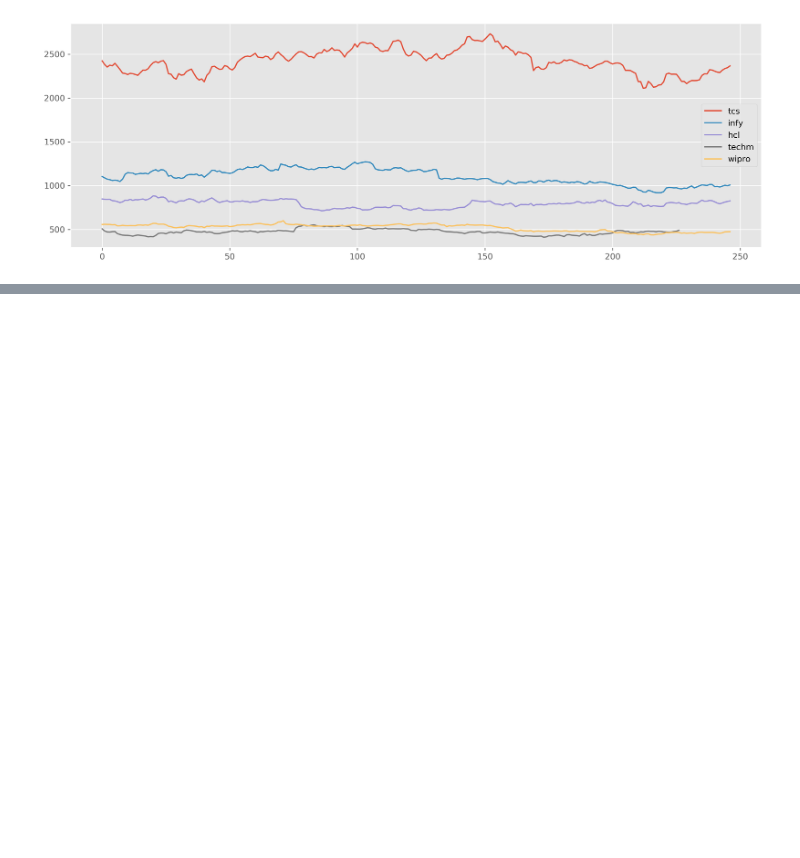
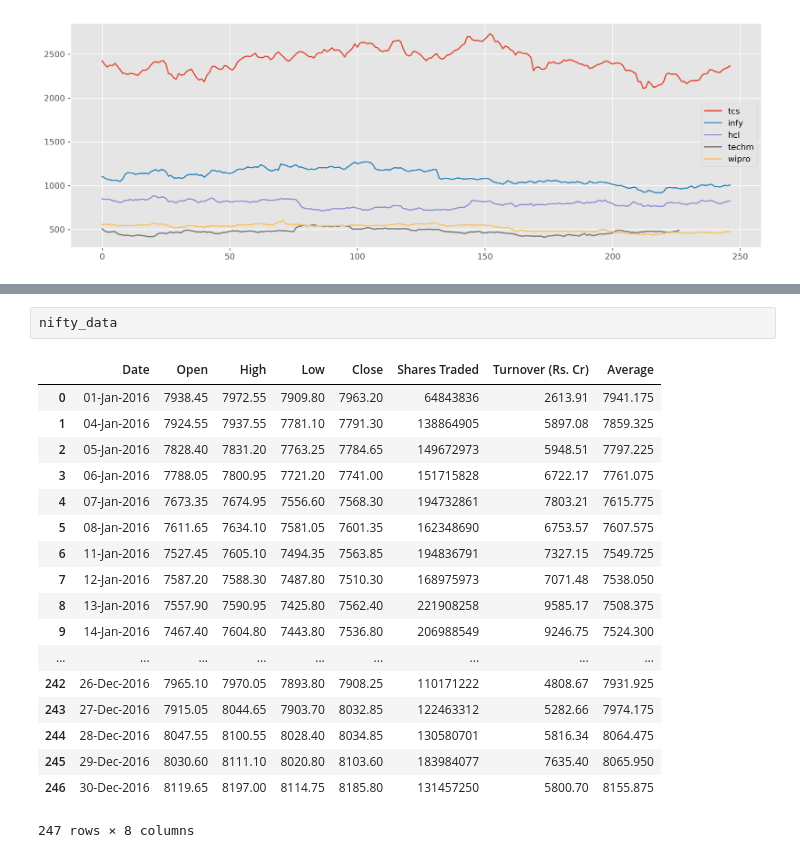
Before and after one commit to ReetBarik/Machine-Learning-Project, a Jupyter notebook: code_test.ipynb, the cells around one changed output, grey strips where cells are left out. Cells and saved outputs as stored; diff of their text form; blank space fills up the shorter version.

```diff
--- a/code_test.ipynb
+++ b/code_test.ipynb
@@ -64,0 +139,21 @@ plt.show()
+# %%
+nifty_data
+# %% [output]
+|  | Date | Open | High | Low | Close | Shares Traded | Turnover (Rs. Cr) | Average |
+| 0 | 01-Jan-2016 | 7938.45 | 7972.55 | 7909.80 | 7963.20 | 64843836 | 2613.91 | 7941.175 |
+| 1 | 04-Jan-2016 | 7924.55 | 7937.55 | 7781.10 | 7791.30 | 138864905 | 5897.08 | 7859.325 |
+| 2 | 05-Jan-2016 | 7828.40 | 7831.20 | 7763.25 | 7784.65 | 149672973 | 5948.51 | 7797.225 |
+| 3 | 06-Jan-2016 | 7788.05 | 7800.95 | 7721.20 | 7741.00 | 151715828 | 6722.17 | 7761.075 |
+| 4 | 07-Jan-2016 | 7673.35 | 7674.95 | 7556.60 | 7568.30 | 194732861 | 7803.21 | 7615.775 |
+| 5 | 08-Jan-2016 | 7611.65 | 7634.10 | 7581.05 | 7601.35 | 162348690 | 6753.57 | 7607.575 |
+| 6 | 11-Jan-2016 | 7527.45 | 7605.10 | 7494.35 | 7563.85 | 194836791 | 7327.15 | 7549.725 |
+| 7 | 12-Jan-2016 | 7587.20 | 7588.30 | 7487.80 | 7510.30 | 168975973 | 7071.48 | 7538.050 |
+| 8 | 13-Jan-2016 | 7557.90 | 7590.95 | 7425.80 | 7562.40 | 221908258 | 9585.17 | 7508.375 |
+| 9 | 14-Jan-2016 | 7467.40 | 7604.80 | 7443.80 | 7536.80 | 206988549 | 9246.75 | 7524.300 |
+| ... | ... | ... | ... | ... | ... | ... | ... | ... |
+| 242 | 26-Dec-2016 | 7965.10 | 7970.05 | 7893.80 | 7908.25 | 110171222 | 4808.67 | 7931.925 |
+| 243 | 27-Dec-2016 | 7915.05 | 8044.65 | 7903.70 | 8032.85 | 122463312 | 5282.66 | 7974.175 |
+| 244 | 28-Dec-2016 | 8047.55 | 8100.55 | 8028.40 | 8034.85 | 130580701 | 5816.34 | 8064.475 |
+| 245 | 29-Dec-2016 | 8030.60 | 8111.10 | 8020.80 | 8103.60 | 183984077 | 7635.40 | 8065.950 |
+| 246 | 30-Dec-2016 | 8119.65 | 8197.00 | 8114.75 | 8185.80 | 131457250 | 5800.70 | 8155.875 |
+247 rows × 8 columns
```
Also changed, not shown: parts of 8 cells of this notebook.
